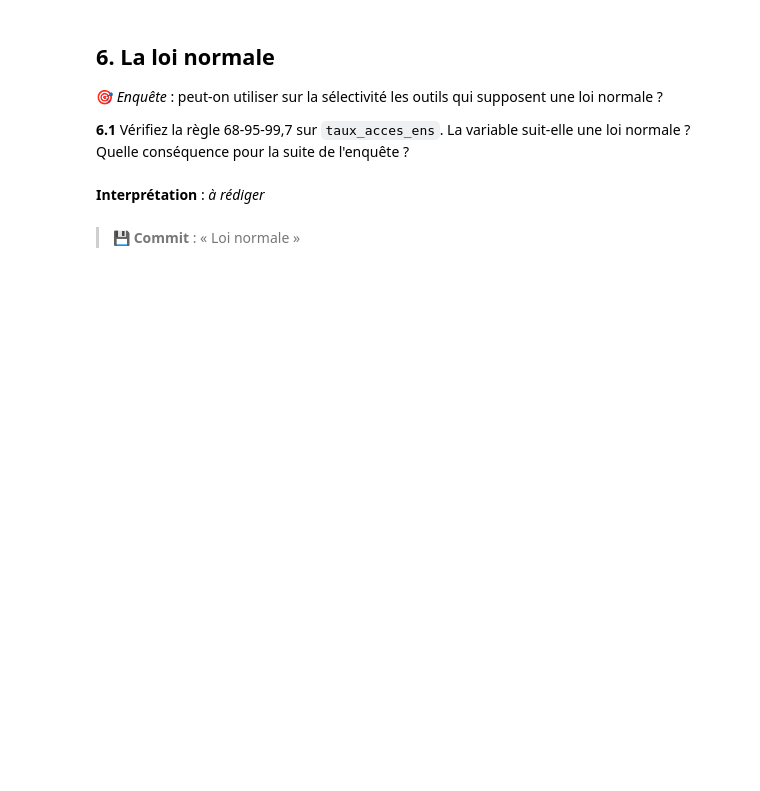
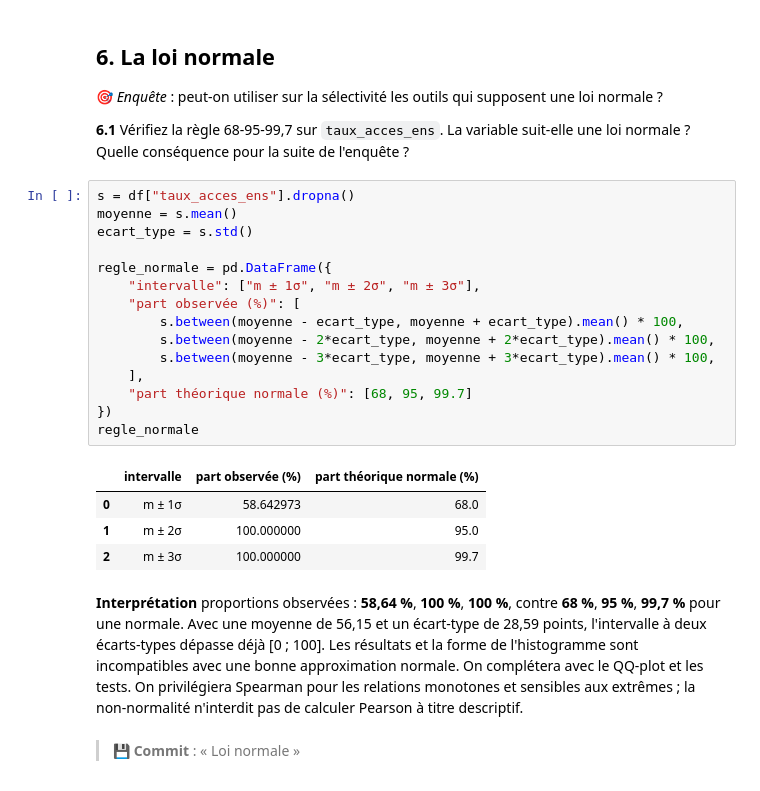
Before and after one commit to Anaisblk/Analyse-Parcoursup, a Jupyter notebook: TP_Parcoursup (1).ipynb, the cells around one changed output. Saved outputs shown, nothing was run; the diff lists cells and outputs as text; blank space fills up the shorter version.

Commit message:
Loi normale

```diff
--- a/TP_Parcoursup (1).ipynb
+++ b/TP_Parcoursup (1).ipynb
@@ -401,8 +401,28 @@ forme.sort_values("skewness (pandas)", key=lambda s: s.abs())
 🎯 *Enquête* : peut-on utiliser sur la sélectivité les outils qui supposent une loi normale ?
 
 **6.1** Vérifiez la règle 68-95-99,7 sur `taux_acces_ens`. La variable suit-elle une loi normale ? Quelle conséquence pour la suite de l'enquête ?
+# %%
+s = df["taux_acces_ens"].dropna()
+moyenne = s.mean()
+ecart_type = s.std()
+
+regle_normale = pd.DataFrame({
+    "intervalle": ["m ± 1σ", "m ± 2σ", "m ± 3σ"],
+    "part observée (%)": [
+        s.between(moyenne - ecart_type, moyenne + ecart_type).mean() * 100,
+        s.between(moyenne - 2*ecart_type, moyenne + 2*ecart_type).mean() * 100,
+        s.between(moyenne - 3*ecart_type, moyenne + 3*ecart_type).mean() * 100,
+    ],
+    "part théorique normale (%)": [68, 95, 99.7]
+})
+regle_normale
+# %% [output]
+|  | intervalle | part observée (%) | part théorique normale (%) |
+| 0 | m ± 1σ | 58.642973 | 68.0 |
+| 1 | m ± 2σ | 100.000000 | 95.0 |
+| 2 | m ± 3σ | 100.000000 | 99.7 |
 # %% [markdown]
-**Interprétation** : _à rédiger_
+**Interprétation** proportions observées : **58,64 %**, **100 %**, **100 %**, contre **68 %**, **95 %**, **99,7 %** pour une normale. Avec une moyenne de 56,15 et un écart-type de 28,59 points, l'intervalle à deux écarts-types dépasse déjà [0 ; 100]. Les résultats et la forme de l'histogramme sont incompatibles avec une bonne approximation normale. On complétera avec le QQ-plot et les tests. On privilégiera Spearman pour les relations monotones et sensibles aux extrêmes ; la non-normalité n'interdit pas de calculer Pearson à titre descriptif.
 # %% [markdown]
 > 💾 **Commit** : « Loi normale »
 # %% [markdown]
```
